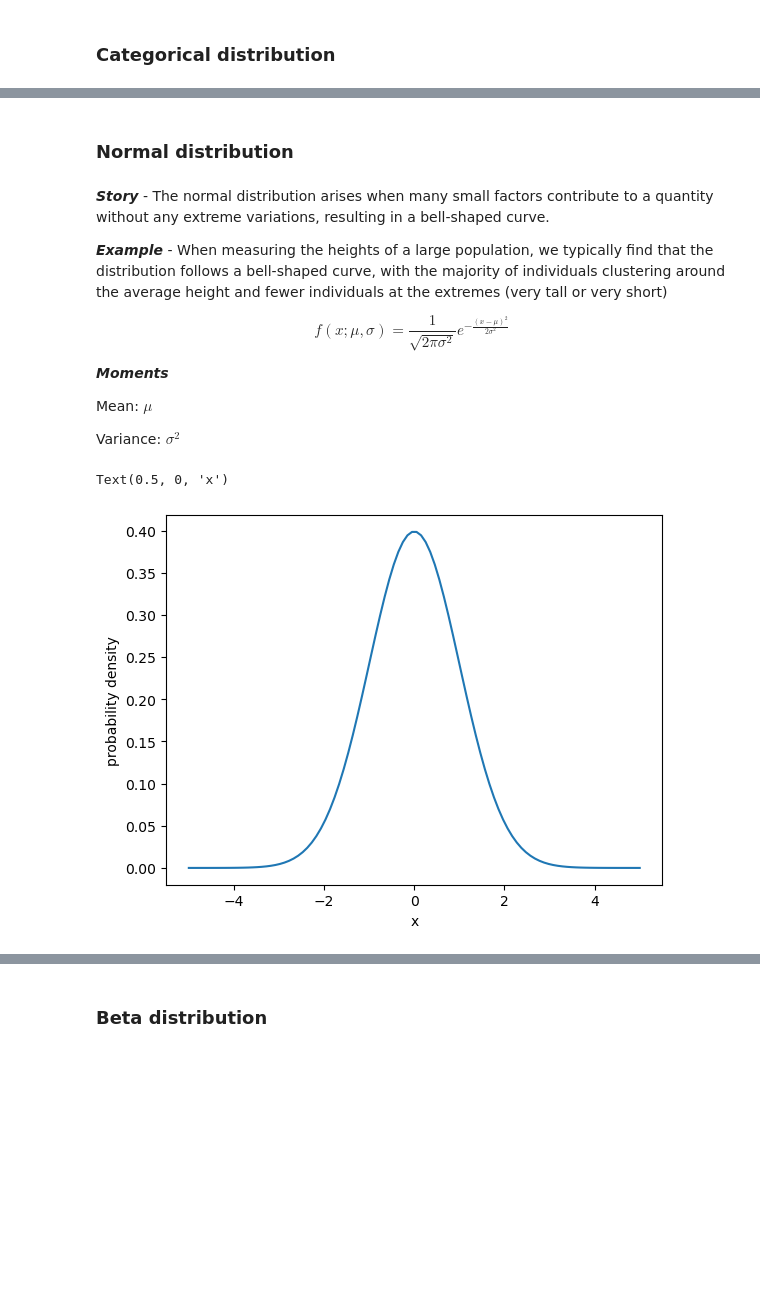
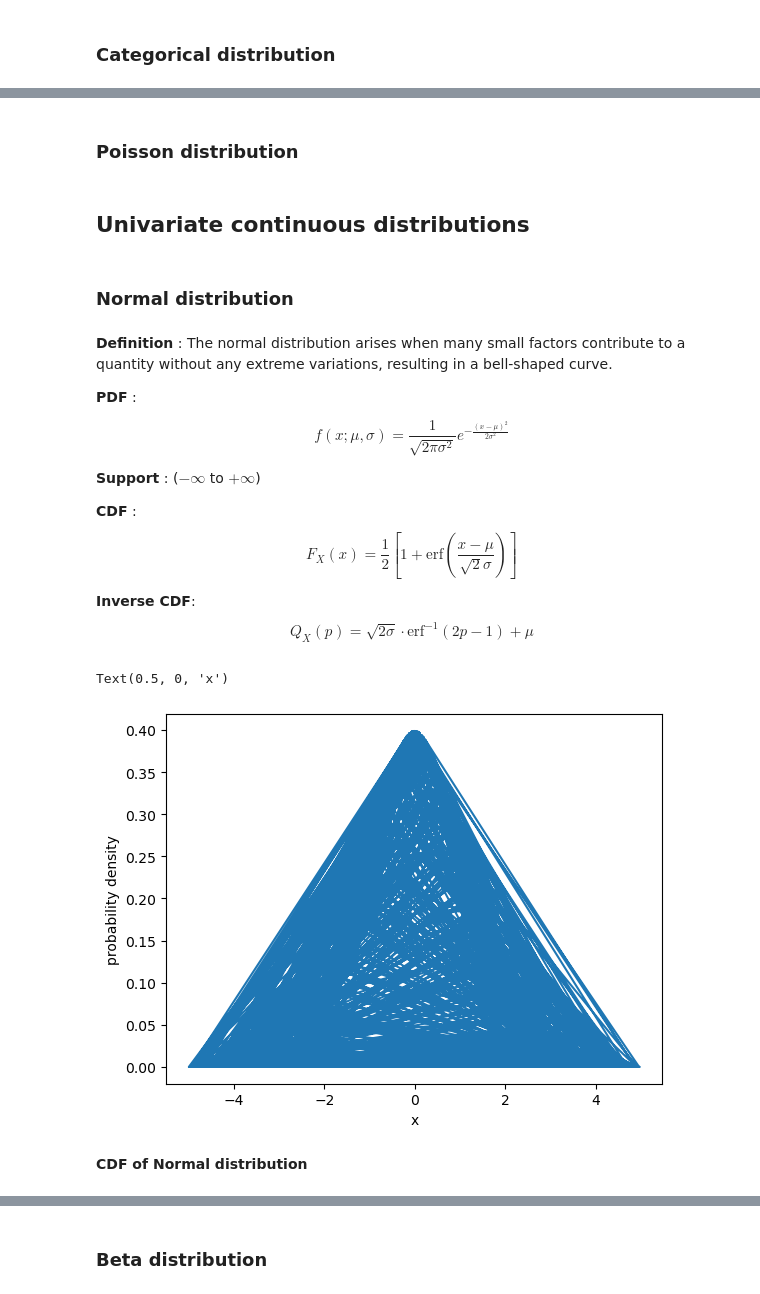
Before and after one commit to rishabh-mondal/blog, a Jupyter notebook: Sampling_distributions.ipynb, the cells around one changed output, grey strips where cells are left out. Saved outputs shown, nothing was run; the diff lists cells and outputs as text; code cells hidden in the pictures; blank space fills up the shorter version.

```diff
--- a/Sampling_distributions.ipynb
+++ b/Sampling_distributions.ipynb
@@ -184,31 +238,38 @@ Text(0.5, 0, 'categories')
+# %% [markdown]
+### Poisson distribution
+# %% [markdown]
+## Univariate continuous distributions
 # %% [markdown]
 ### Normal distribution
 # %% [markdown]
-***Story*** - The normal distribution arises when many small factors contribute to a quantity without any extreme variations, resulting in a bell-shaped curve.
+****Definition**** : The normal distribution arises when many small factors contribute to a quantity without any extreme variations, resulting in a bell-shaped curve.
 
-***Example*** - When measuring the heights of a large population, we typically find that the distribution follows a bell-shaped curve, with the majority of individuals clustering around the average height and fewer individuals at the extremes (very tall or very short)
+****PDF**** :
 
 $$
 f(x;\mu, \sigma) = \frac{1}{\sqrt{2\pi\sigma^2}} e^{-\frac{(x-\mu)^2}{2\sigma^2}}
 $$
 
-***Moments***
+****Support**** : ($-\infty$ to $+\infty$)
 
-Mean: $\mu$
+****CDF**** : $$F_X(x) = \frac{1}{2} \left[ 1 + \text{erf}\left(\frac{x - \mu}{\sqrt{2}\sigma}\right) \right]$$
 
-Variance: $\sigma^2$
+****Inverse CDF****: $$Q_X(p) = \sqrt{2\sigma} \cdot \text{erf}^{-1}(2p - 1) + \mu$$
 # %%
 from torch.distributions import Normal
 mean = torch.tensor([0.0])
 stddev = torch.tensor([1.0])
-dist = Normal(mean, stddev)
-x = np.linspace(-5, 5, 100)
-pdf = torch.exp(dist.log_prob(torch.tensor(x))).numpy()
-
-# Plot the normal distribution
+normal_dist = dist.Normal(mean, stddev)
+a = -5
+b = 5
+uniform_dist = dist.Uniform(a, b)
+x = uniform_dist.sample((1000,))
+pdf = torch.exp(normal_dist.log_prob(x))
 plt.plot(x, pdf)
 plt.ylabel("probability density")
 plt.xlabel("x")
 # %% [output]
 Text(0.5, 0, 'x')
-[figure, old version]
+[figure, new version]
+# %% [markdown]
+****CDF of Normal distribution****
```
Also changed, not shown: parts of 57 cells of this notebook.
